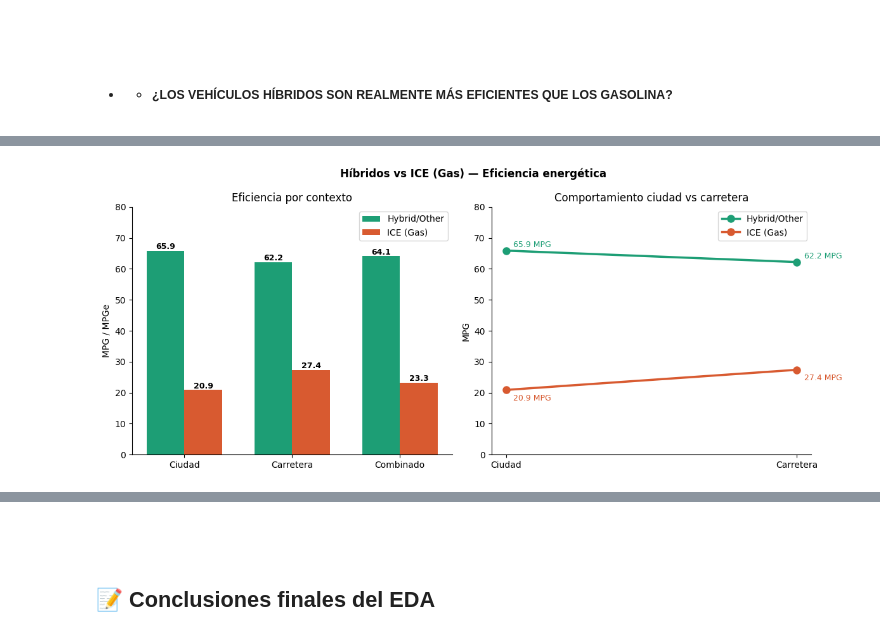
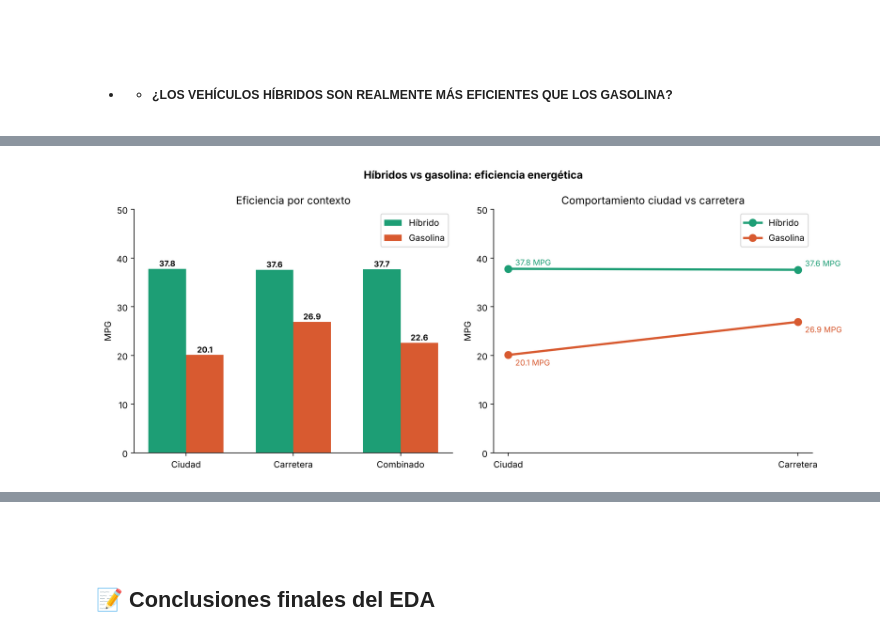
Before and after one commit to terelopdel-sketch/EDA_Vehiculos_Electricos_vs_Combustion, a Jupyter notebook: main.ipynb, the cells around one changed output, grey strips where cells are left out. Saved outputs shown, nothing was run; the diff lists cells and outputs as text; code cells hidden in the pictures.

```diff
--- a/main.ipynb
+++ b/main.ipynb
@@ -281,11 +385,12 @@ distribucion
 # %%
-colores = {'ICE (Gas)': '#E07B54', 'EV': '#4A90D9',
-           'ICE (Diesel)': '#C0392B', 'Hybrid/Other': '#27AE60', 'CNG': '#8E44AD'}
+colores = {'Gasolina': '#E07B54', 'Eléctrico': '#4A90D9', 'Diésel': '#C0392B',
+           'Híbrido': '#27AE60', 'Híbrido enchufable': '#7FB77E',
+           'Hidrógeno': '#16A3A3', 'Gas natural': '#8E44AD'}
 
-conteo = df['Vehicle_Category'].value_counts()
+conteo = df['Categoria'].value_counts()
 colors = [colores.get(c, '#999') for c in conteo.index]
 
-fig, ax = plt.subplots()
+fig, ax = plt.subplots(figsize=(10, 4.5))
 bars = ax.bar(conteo.index, conteo.values, color=colors, edgecolor='white', linewidth=0.8)
 
 # Añadir etiquetas encima de cada barra
@@ -296,6 +401,7 @@ for bar, val in zip(bars, conteo.values):
 ax.set_title('Número de vehículos por categoría (2015–2026)', fontsize=14, fontweight='bold')
 ax.set_xlabel('Categoría')
 ax.set_ylabel('Número de modelos')
+plt.xticks(rotation=20, ha='right')
 plt.tight_layout()
 plt.savefig("src/img/vehiculos_cat.png", bbox_inches="tight")
 plt.show()
@@ -1043,10 +1145,8 @@ print(f'\n Un Hibrido es {eficiencia["Hybrid/Other"]/eficiencia["ICE (Gas)"]:.1f
 # %%
-cats = ['ICE (Gas)', 'Hybrid/Other']
-df_comp = df[df["Vehicle_Category"].isin(cats)]
+cats = ['Gasolina', 'Híbrido']
+df_comp = df[df["Categoria"].isin(cats)]
 # %%
 # Eficiencia por tipo
-resumen_mpg = df_comp.groupby("Vehicle_Category")[["City_MPG","Highway_MPG","Combined_MPG"]].mean().round(1)
-
-resumen_mpg = resumen_mpg.dropna()
+resumen_mpg = df_comp.groupby("Categoria")[["City_MPG", "Highway_MPG", "Combined_MPG"]].mean().round(1).reindex(cats)
 resumen_mpg.T
 # %% [output]
@@ -1066,60 +1171,49 @@ Mejora eficiencia híbrido vs ICE: +175.1%
 # %%
 fig, axs = plt.subplots(1, 2, figsize=(12, 5))
-fig.suptitle("Híbridos vs ICE (Gas) — Eficiencia energética", fontweight='bold')
+fig.suptitle("Híbridos vs gasolina: eficiencia energética", fontweight='bold')
 
 # ── Gráfico 1: barras agrupadas ──────────────────────────────
-categorias = ["Ciudad", "Carretera", "Combinado"]
-x = np.arange(len(categorias))
+contextos_barras = ["Ciudad", "Carretera", "Combinado"]
+x = np.arange(len(contextos_barras))
 ancho = 0.35
 
-hybrid_vals = resumen_mpg.loc["Hybrid/Other"].values
-ice_vals    = resumen_mpg.loc["ICE (Gas)"].values
+hybrid_vals = resumen_mpg.loc["Híbrido"].values
+ice_vals    = resumen_mpg.loc["Gasolina"].values
 
-bars1 = axs[0].bar(x - ancho/2, hybrid_vals, ancho, label="Hybrid/Other", color="#1D9E75")
-bars2 = axs[0].bar(x + ancho/2, ice_vals,    ancho, label="ICE (Gas)", color="#D85A30")
+bars1 = axs[0].bar(x - ancho/2, hybrid_vals, ancho, label="Híbrido", color="#1D9E75")
+bars2 = axs[0].bar(x + ancho/2, ice_vals,    ancho, label="Gasolina", color="#D85A30")
 
-# Etiquetas encima de cada barra
-for bar in bars1:
-    axs[0].text(bar.get_x() + bar.get_width()/2, bar.get_height() + 0.5,
-                f'{bar.get_height():.1f}', ha='center', fontsize=9, fontweight='bold')
-for bar in bars2:
+for bar in list(bars1) + list(bars2):
     axs[0].text(bar.get_x() + bar.get_width()/2, bar.get_height() + 0.5,
                 f'{bar.get_height():.1f}', ha='center', fontsize=9, fontweight='bold')
 
 axs[0].set_xticks(x)
-axs[0].set_xticklabels(categorias)
-axs[0].set_ylabel("MPG / MPGe")
+axs[0].set_xticklabels(contextos_barras)
+axs[0].set_ylabel("MPG")
 axs[0].set_title("Eficiencia por contexto")
-axs[0].set_ylim(0, 80)
+axs[0].set_ylim(0, 50)
 axs[0].legend()
 
-# ── Gráfico 2: líneas ciudad vs carretera ────────────────────
+# ── Gráfico 2: ciudad vs carretera (valores calculados, no escritos a mano) ──
 contextos = ["Ciudad", "Carretera"]
-
-axs[1].plot(contextos, [65.9, 62.2], marker='o', color='#1D9E75',
-            linewidth=2.5, markersize=8, label="Hybrid/Other")
-axs[1].plot(contextos, [20.9, 27.4], marker='o', color='#D85A30',
-            linewidth=2.5, markersize=8, label="ICE (Gas)")
-
-# Etiquetas en cada punto
-for y, label in zip([65.9, 62.2], ["65.9", "62.2"]):
-    axs[1].annotate(f'{label} MPG', xy=('Ciudad' if y==65.9 else 'Carretera', y),
-                    textcoords='offset points', xytext=(8, 4), fontsize=9, color='#1D9E75')
-for y, label in zip([20.9, 27.4], ["20.9", "27.4"]):
-    axs[1].annotate(f'{label} MPG', xy=('Ciudad' if y==20.9 else 'Carretera', y),
-                    textcoords='offset points', xytext=(8, -12), fontsize=9, color='#D85A30')
+for cat, color, dy in [("Híbrido", "#1D9E75", 4), ("Gasolina", "#D85A30", -12)]:
+    valores = resumen_mpg.loc[cat, ["City_MPG", "Highway_MPG"]].values
+    axs[1].plot(contextos, valores, marker='o', color=color, linewidth=2.5, markersize=8, label=cat)
+    for ctx, val in zip(contextos, valores):
+        axs[1].annotate(f'{val:.1f} MPG', xy=(ctx, val), textcoords='offset points',
+                        xytext=(8, dy), fontsize=9, color=color)
 
 axs[1].set_ylabel("MPG")
 axs[1].set_title("Comportamiento ciudad vs carretera")
-axs[1].set_ylim(0, 80)
+axs[1].set_ylim(0, 50)
 axs[1].legend()
 
 sns.despine()
 plt.tight_layout()
 plt.savefig("src/img/eficiencia_energetica_hibr_vs_gas.png", bbox_inches="tight")
 plt.show()
 # %% [output]
-[figure, old version]
+[figure, new version]
 # %% [markdown]
 ### 📌 Conclusión
 
```
Also changed, not shown: parts of 43 cells of this notebook, 10 other files.
